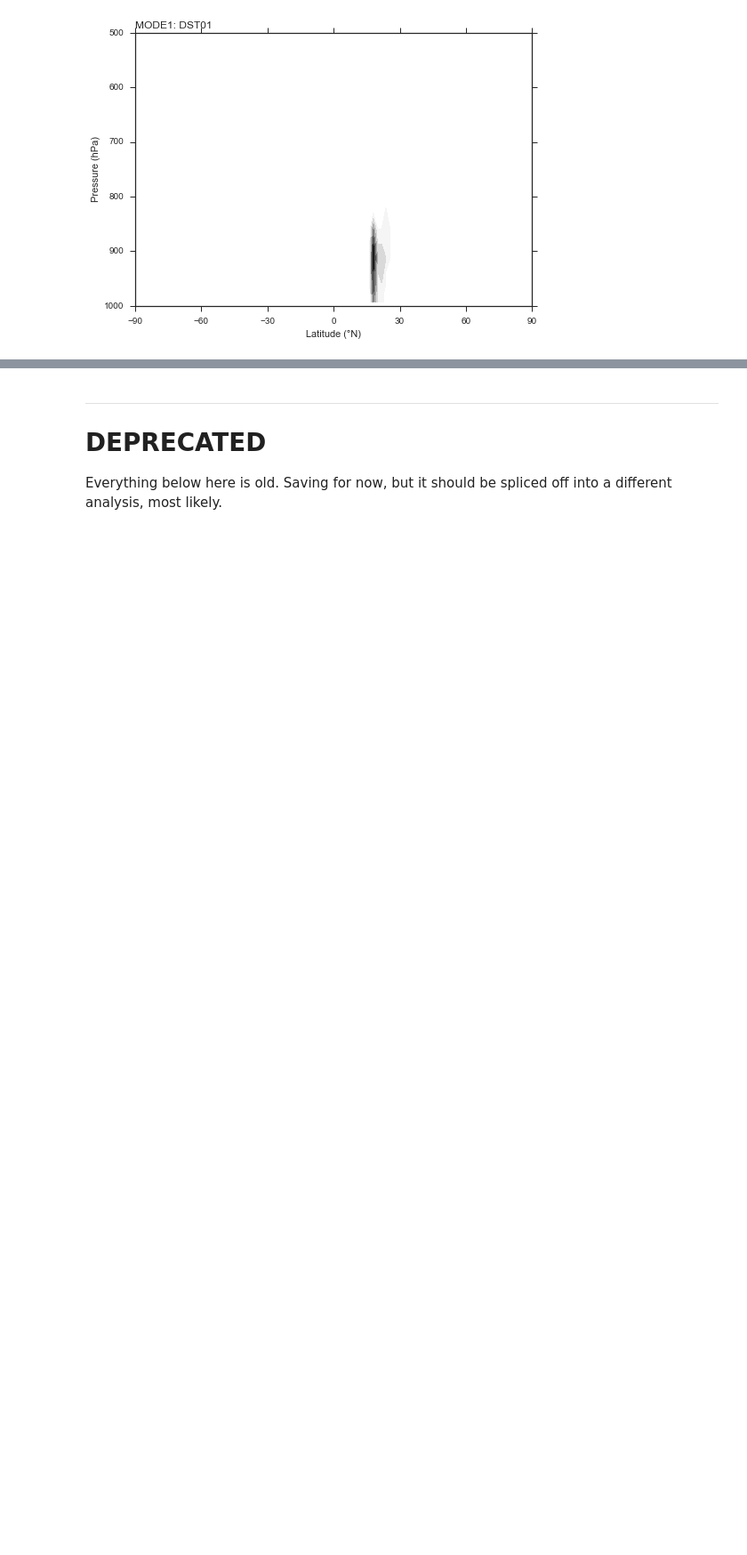
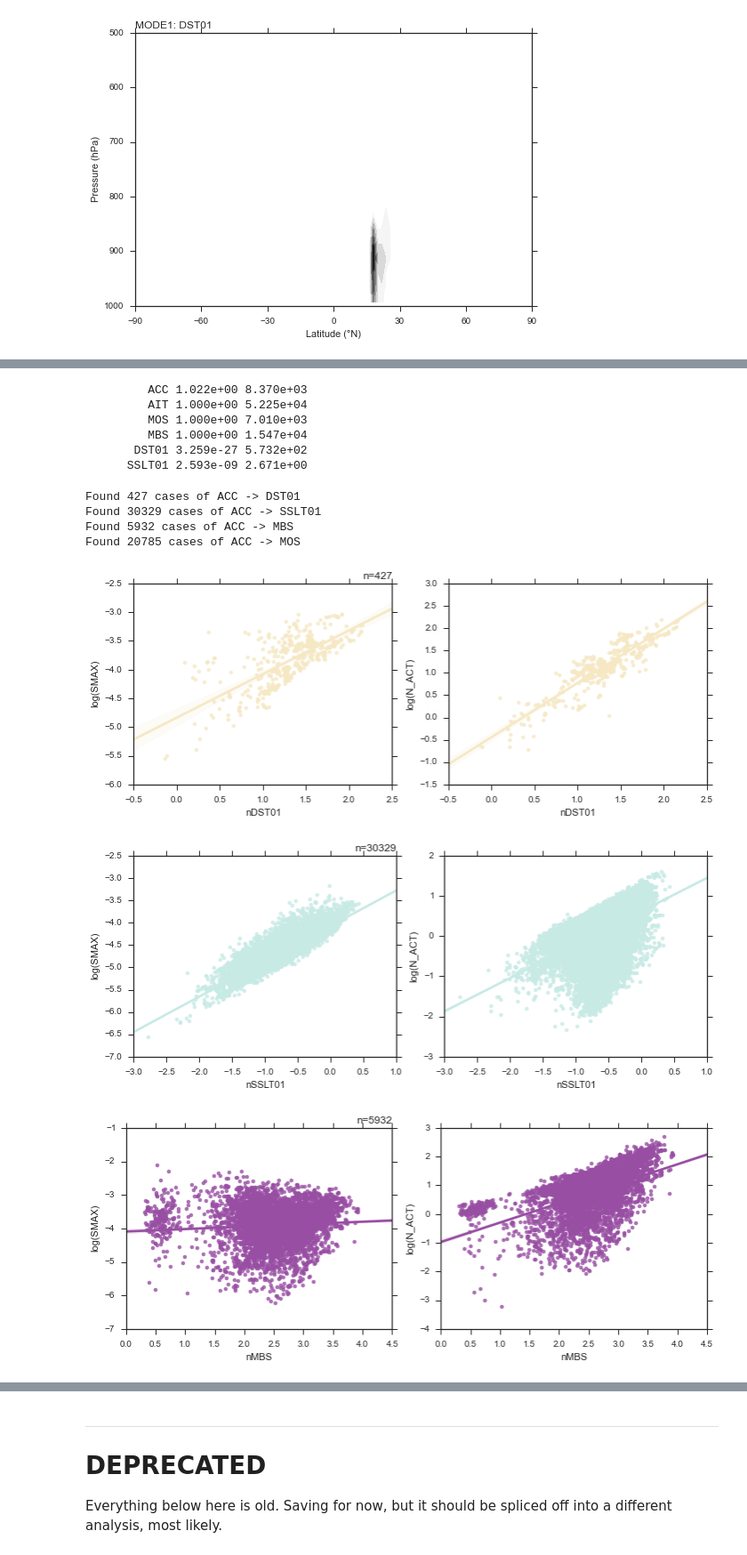
Before and after one commit to darothen/CESM_pcm_activation, a Jupyter notebook: global_greedy_activation/results_analysis.ipynb, the cells around one changed output, grey strips where cells are left out. Shown at 89% size. Drawn from its saved outputs; the diff is of its cells as text; code cells hidden in the pictures; blank space fills up the shorter version.

```diff
--- a/global_greedy_activation/results_analysis.ipynb
+++ b/global_greedy_activation/results_analysis.ipynb
@@ -395,0 +407,59 @@ WARNING:shapely.geos:Self-intersection at or near point 180 -69.157894736800003
+# %%
+for mode in ["ACC", "AIT", "MOS", "MBS", "DST01", "SSLT01"]:
+    n = df['n'+mode]
+    print("  {:>10s} {:1.3e} {:1.3e}".format(mode, n.min(), n.max()))
+# %% [output]
+         ACC 1.022e+00 8.370e+03
+         AIT 1.000e+00 5.225e+04
+         MOS 1.000e+00 7.010e+03
+         MBS 1.000e+00 1.547e+04
+       DST01 3.259e-27 5.732e+02
+      SSLT01 2.593e-09 2.671e+00
+# %%
+iter_act = pd.read_csv("arg_comp_ensemble/iter_nact.csv", index_col=0)
+combined_data = pd.concat([df, iter_act], axis=1)
+
+def mode2_bias(mode2, log=True):
+
+    # Select cases where ACC dominated
+    acc = combined_data[combined_data.MODE_01 == 'ACC']
+    mode2_data = acc[acc.MODE_02 == mode2]
+
+    print("Found {:d} cases of ACC -> {:s}".format(len(mode2_data), mode2))
+
+    fig, axs = plt.subplots(1, 2, figsize=(10,4))
+    color = mode_colors[mode]
+
+    for ax, var in zip(axs, ["SMAX", "N_ACT"]):
+
+        dvar1 = mode2_data[var+'_01'] - mode2_data[var+'_04'] # Could use 'all' instead of '04'
+        dvar2 = mode2_data[var+'_02'] - mode2_data[var+'_04']
+
+        x = mode2_data['n'+mode2]
+        y = dvar1 - dvar2
+        if log:
+            x = np.log10(x)
+            y = np.log10(y)
+        sns.regplot(x, y, ax=ax, color=color)
+
+        varl = "log(%s)" % var if log else varl
+        ax.set_ylabel(varl)
+
+    plt.tight_layout()
+
+    ax = axs[0]
+    ax.set_title("n=%d" % len(dvar1), loc='right')
+
+    return fig
+
+for mode in ["DST01", "SSLT01", "MBS", "MOS",]:
+    fig = mode2_bias(mode)
+    plt.savefig("figs/mode1_acc_bias_%s.png" % mode)
+# %% [output]
+Found 427 cases of ACC -> DST01
+Found 30329 cases of ACC -> SSLT01
+Found 5932 cases of ACC -> MBS
+Found 20785 cases of ACC -> MOS
+[figure, added]
+[figure, added]
+[figure, added]
```
Also changed, not shown: parts of 5 cells of this notebook, 3 other files.
